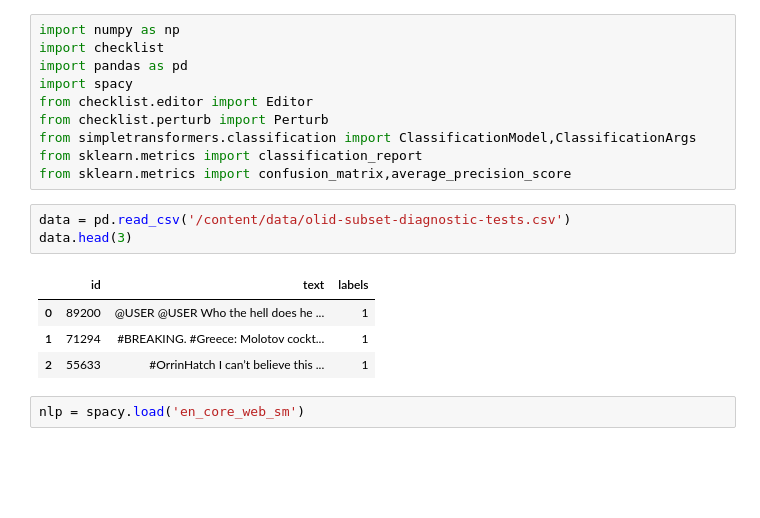
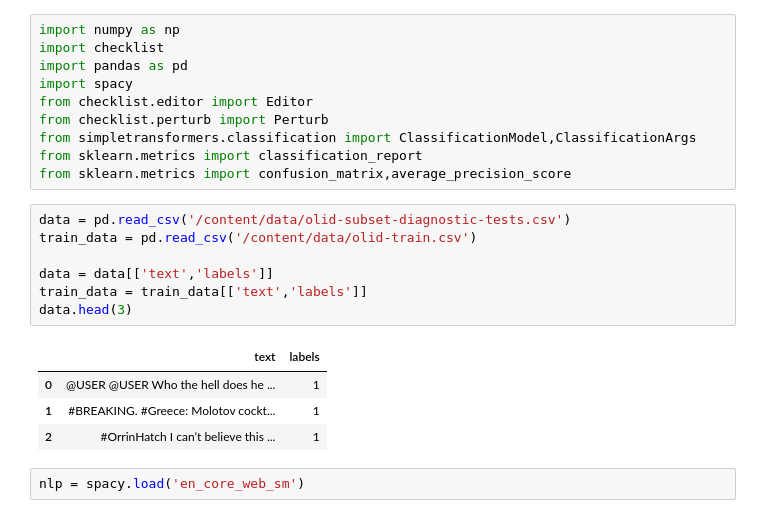
Before and after one commit to efemeryds/offensive-language-detection, a Jupyter notebook: Part_B_error_analysis/error_analysis_with_checklist_melis.ipynb, the cells around one changed output. Drawn from its saved outputs; the diff is of its cells as text; blank space fills up the shorter version.

```diff
--- a/Part_B_error_analysis/error_analysis_with_checklist_melis.ipynb
+++ b/Part_B_error_analysis/error_analysis_with_checklist_melis.ipynb
@@ -14,12 +50,16 @@ from sklearn.metrics import classification_report
 from sklearn.metrics import confusion_matrix,average_precision_score
 # %%
 data = pd.read_csv('/content/data/olid-subset-diagnostic-tests.csv')
+train_data = pd.read_csv('/content/data/olid-train.csv')
+
+data = data[['text','labels']]
+train_data = train_data[['text','labels']]
 data.head(3)
 # %% [output]
-|  | id | text | labels |
-| 0 | 89200 | @USER @USER Who the hell does he ... | 1 |
-| 1 | 71294 | #BREAKING. #Greece: Molotov cockt... | 1 |
-| 2 | 55633 | #OrrinHatch I can’t believe this ... | 1 |
+|  | text | labels |
+| 0 | @USER @USER Who the hell does he ... | 1 |
+| 1 | #BREAKING. #Greece: Molotov cockt... | 1 |
+| 2 | #OrrinHatch I can’t believe this ... | 1 |
 # %%
 nlp = spacy.load('en_core_web_sm')
 # %%
```
Also changed, not shown: parts of 25 cells of this notebook.
